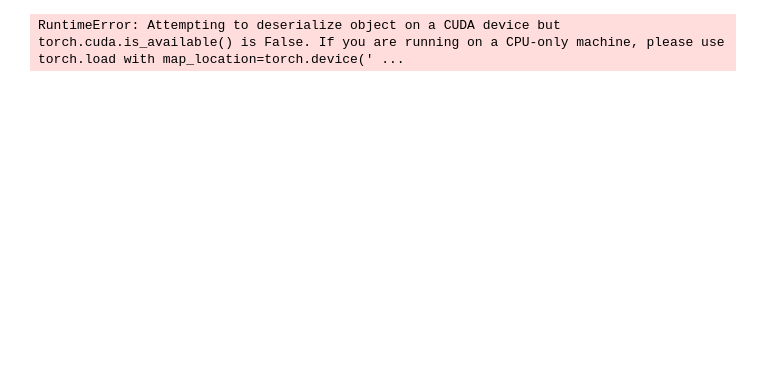
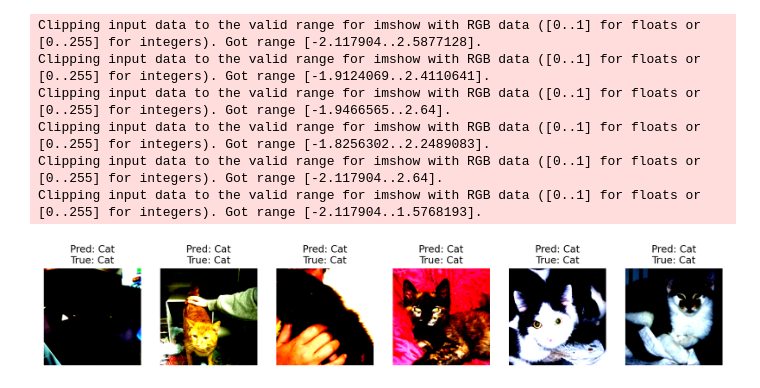
Before and after one commit to ahmed1more/Dogs-Cats-Classification-Model, a Jupyter notebook: visualiztion.ipynb, the cells around one changed output. Cells and saved outputs as stored; diff of their text form; code cells hidden in the pictures; blank space fills up the shorter version.

```diff
--- a/visualiztion.ipynb
+++ b/visualiztion.ipynb
@@ -148,32 +370,40 @@ Accuracy: 89.27%
 # %%
-import torchvision.transforms as transforms
-import matplotlib.pyplot as plt
-from PIL import Image
+class_names = ["Cat", "Dog"]
 
-device = torch.device('cpu')
-model= Cat_Dog_CNN().to(device)
-p=Path('models/depoly-83-89.pth')
-model.load_state_dict(torch.load(p),map_location=device)
-class_names = [0,1]
-
-def show_predictions(model, dataset, class_names, device):
+def show_predictions(model, dataset, class_names, device, max_images=6):
     model.eval()
-    # data_iter = iter(dataset)
-    for images, labels in test_loader:
+    # Iterate through the dataset
+    for images, labels in dataset:
         images, labels = images.to(device), labels.to(device)
 
-    # Get predictions
+        # Get predictions
         outputs = model(images)
         _, preds = torch.max(outputs, 1)
 
-    # Plot images with predicted labels
-    fig, axes = plt.subplots(1, len(images), figsize=(15, 5))
-    for i, ax in enumerate(axes):
-        ax.imshow(transforms.ToPILImage()(images[i].cpu()))
-        ax.set_title(f"Pred: {class_names[preds[i]]}\nTrue: {class_names[labels[i]]}")
-        ax.axis('off')
+        # Limit the number of images to display
+        num_images = min(max_images, len(images))
 
-# Assuming `dataloader`, `class_names`, and `device` are defined
-show_predictions(model, test_loader, class_names, device)
+        # Plot images with predicted labels
+        fig, axes = plt.subplots(1, num_images, figsize=(15, 5))
+
+        # Loop through images and plot them
+        for i in range(num_images):
+            # Convert the tensor image to numpy for displaying with matplotlib
+            img = images[i].cpu().permute(1, 2, 0).numpy()  # Change from (C, H, W) to (H, W, C)
+            axes[i].imshow(img)
+            axes[i].set_title(f"Pred: {class_names[preds[i]]}\nTrue: {class_names[labels[i]]}")
+            axes[i].axis('off')
+
+        plt.show()
+        break  # Show only one batch of images (remove `break` to show more)
+
+# Example usage:
+show_predictions(model_cnn, test_loader, class_names, device, max_images=6)
 # %% [output]
-RuntimeError: Attempting to deserialize object on a CUDA device but torch.cuda.is_available() is False. If you are running on a CPU-only machine, please use torch.load with map_location=torch.device(' ...
+Clipping input data to the valid range for imshow with RGB data ([0..1] for floats or [0..255] for integers). Got range [-2.117904..2.5877128].
+Clipping input data to the valid range for imshow with RGB data ([0..1] for floats or [0..255] for integers). Got range [-1.9124069..2.4110641].
+Clipping input data to the valid range for imshow with RGB data ([0..1] for floats or [0..255] for integers). Got range [-1.9466565..2.64].
+Clipping input data to the valid range for imshow with RGB data ([0..1] for floats or [0..255] for integers). Got range [-1.8256302..2.2489083].
+Clipping input data to the valid range for imshow with RGB data ([0..1] for floats or [0..255] for integers). Got range [-2.117904..2.64].
+Clipping input data to the valid range for imshow with RGB data ([0..1] for floats or [0..255] for integers). Got range [-2.117904..1.5768193].
+[figure, added]
```
Also changed, not shown: parts of 12 cells of this notebook, 5 other files.
